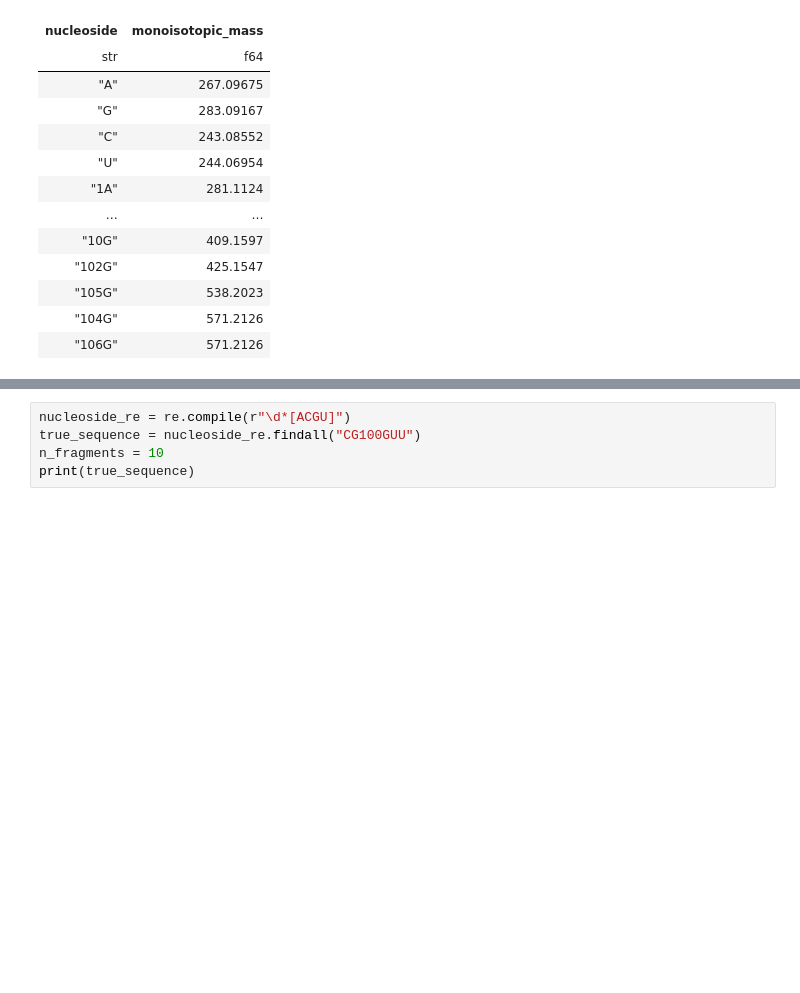
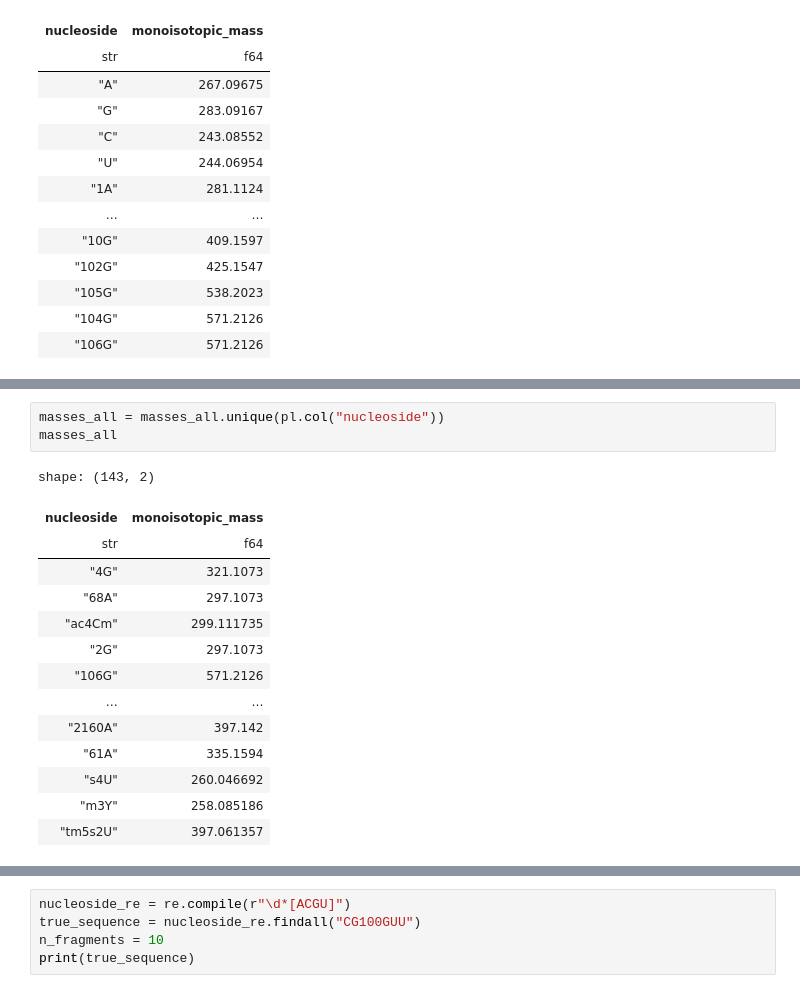
Before and after one commit to spectrseq/spectrseqtools-evaluation, a Jupyter notebook: playground/learn.ipynb, the cells around one changed output, grey strips where cells are left out. Cells and saved outputs as stored; diff of their text form; blank space fills up the shorter version.

```diff
--- a/playground/learn.ipynb
+++ b/playground/learn.ipynb
@@ -29,0 +95,18 @@ shape: (67, 2)
+# %%
+masses_all = masses_all.unique(pl.col("nucleoside"))
+masses_all
+# %% [output]
+shape: (143, 2)
+| nucleoside | monoisotopic_mass |
+| str | f64 |
+| "4G" | 321.1073 |
+| "68A" | 297.1073 |
+| "ac4Cm" | 299.111735 |
+| "2G" | 297.1073 |
+| "106G" | 571.2126 |
+| … | … |
+| "2160A" | 397.142 |
+| "61A" | 335.1594 |
+| "s4U" | 260.046692 |
+| "m3Y" | 258.085186 |
+| "tm5s2U" | 397.061357 |
```
Also changed, not shown: parts of 10 cells of this notebook, 5 other files.
